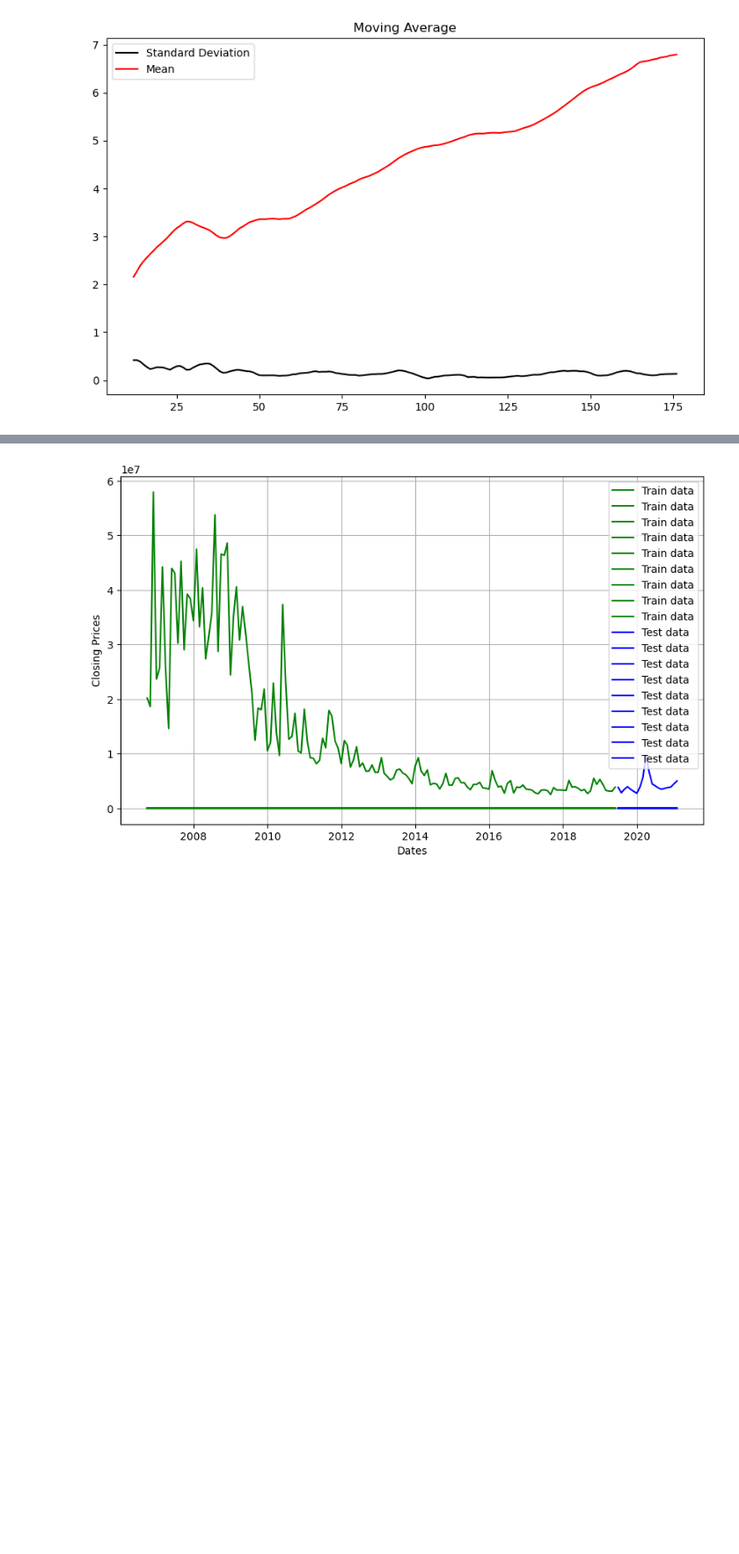
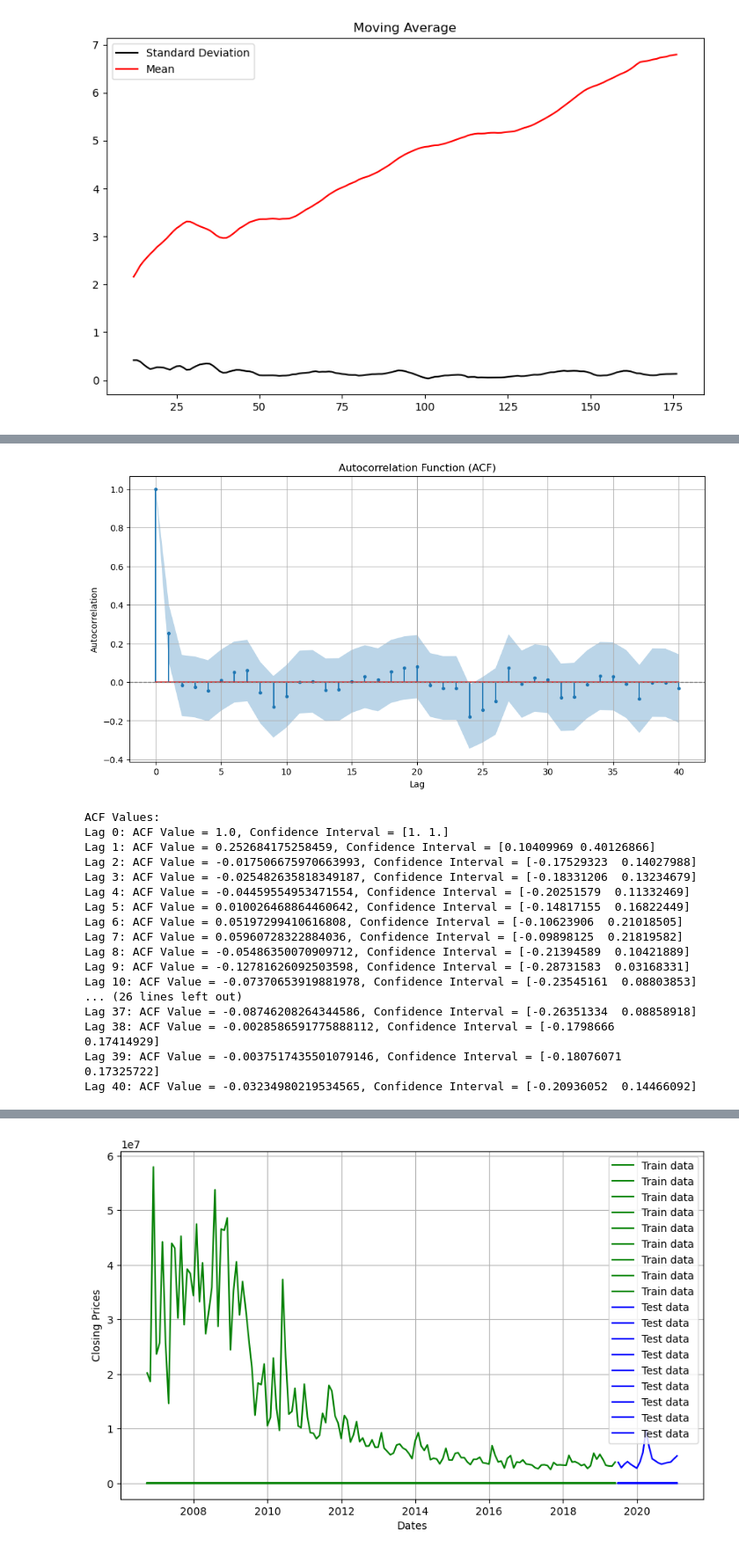
Before and after one commit to srijita1406/Quantitative-Analytics, a Jupyter notebook: stock-forecasting.ipynb, the cells around one changed output, grey strips where cells are left out. Shown at 88% size. Cells and saved outputs as stored; diff of their text form; code cells hidden in the pictures; blank space fills up the shorter version.

```diff
--- a/stock-forecasting.ipynb
+++ b/stock-forecasting.ipynb
@@ -647,0 +722,37 @@ df_without_outliers1.set_index('Date', inplace=True)
+# %%
+acf_values, confint_acf = acf(df_without_outliers1['Close_transformed_diff'], nlags=40, alpha=0.05)
+
+# Plot ACF with confidence intervals
+plt.figure(figsize=(12, 6))
+plt.stem(range(len(acf_values)), acf_values, use_line_collection=True, markerfmt='.')
+plt.axhline(0, color='gray', linestyle='dashed', linewidth=1)
+plt.fill_between(range(len(acf_values)), confint_acf[:, 0], confint_acf[:, 1], alpha=0.3)
+plt.xlabel('Lag')
+plt.ylabel('Autocorrelation')
+plt.title('Autocorrelation Function (ACF)')
+plt.grid(True)
+plt.show()
+
+# Print ACF values with confidence intervals
+print("ACF Values:")
+for lag, acf_val, conf_int in zip(range(len(acf_values)), acf_values, confint_acf):
+    print(f"Lag {lag}: ACF Value = {acf_val}, Confidence Interval = {conf_int}")
+# %% [output]
+[figure, added]
+ACF Values:
+Lag 0: ACF Value = 1.0, Confidence Interval = [1. 1.]
+Lag 1: ACF Value = 0.252684175258459, Confidence Interval = [0.10409969 0.40126866]
+Lag 2: ACF Value = -0.017506675970663993, Confidence Interval = [-0.17529323  0.14027988]
+Lag 3: ACF Value = -0.025482635818349187, Confidence Interval = [-0.18331206  0.13234679]
+Lag 4: ACF Value = -0.04459554953471554, Confidence Interval = [-0.20251579  0.11332469]
+Lag 5: ACF Value = 0.010026468864460642, Confidence Interval = [-0.14817155  0.16822449]
+Lag 6: ACF Value = 0.05197299410616808, Confidence Interval = [-0.10623906  0.21018505]
+Lag 7: ACF Value = 0.05960728322884036, Confidence Interval = [-0.09898125  0.21819582]
+Lag 8: ACF Value = -0.05486350070909712, Confidence Interval = [-0.21394589  0.10421889]
+Lag 9: ACF Value = -0.12781626092503598, Confidence Interval = [-0.28731583  0.03168331]
+Lag 10: ACF Value = -0.07370653919881978, Confidence Interval = [-0.23545161  0.08803853]
+... (26 lines left out)
+Lag 37: ACF Value = -0.08746208264344586, Confidence Interval = [-0.26351334  0.08858918]
+Lag 38: ACF Value = -0.0028586591775888112, Confidence Interval = [-0.1798666   0.17414929]
+Lag 39: ACF Value = -0.0037517435501079146, Confidence Interval = [-0.18076071  0.17325722]
+Lag 40: ACF Value = -0.03234980219534565, Confidence Interval = [-0.20936052  0.14466092]
```
Also changed, not shown: parts of 7 cells of this notebook.
